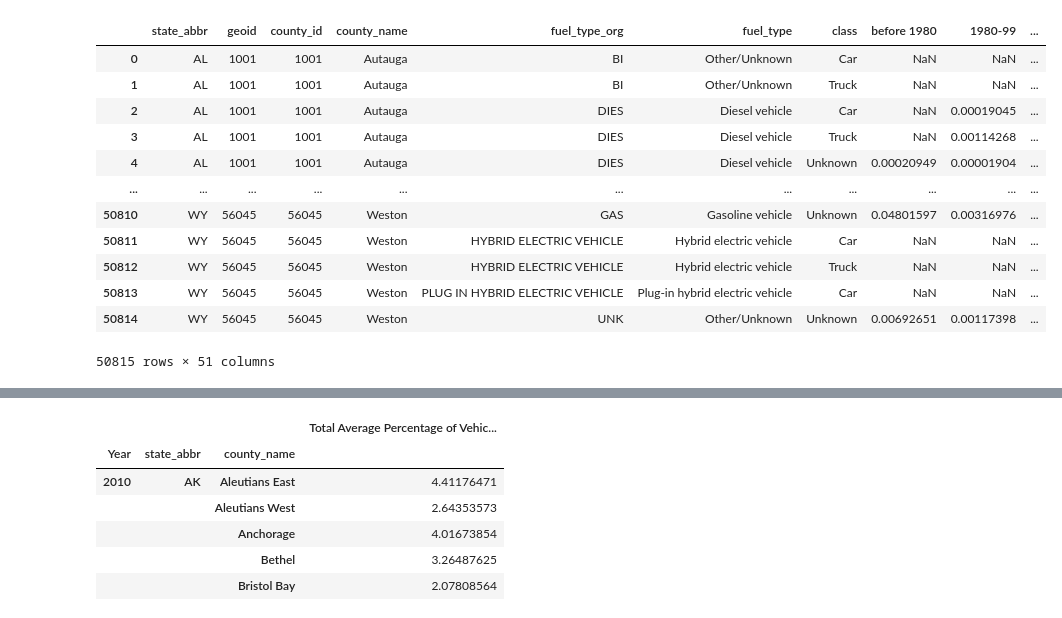
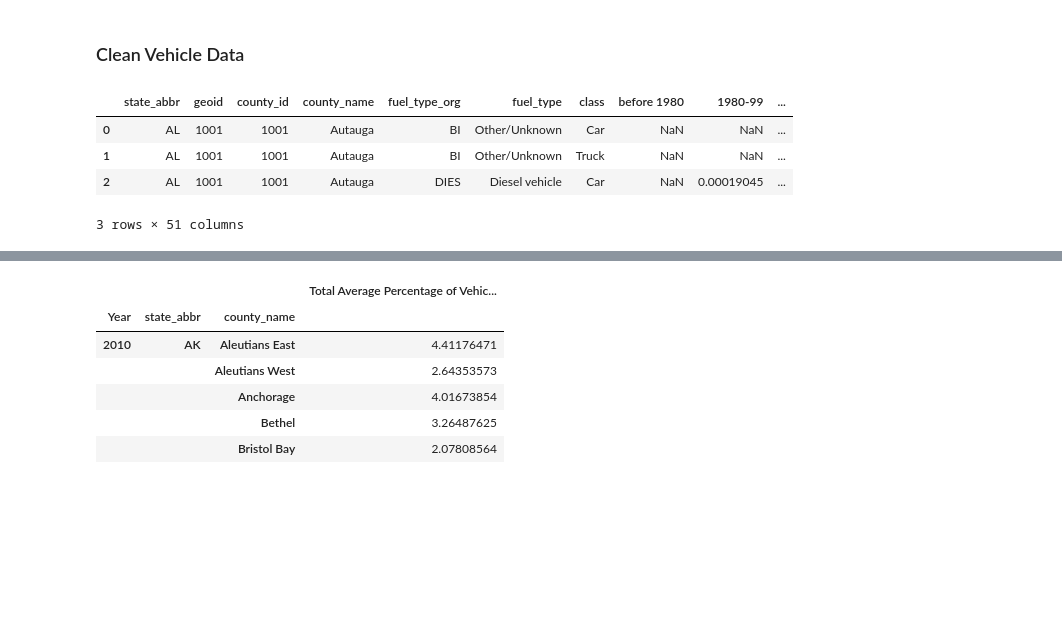
Before and after one commit to monal20/Neueda2023, a Jupyter notebook: Analysis.ipynb, the cells around one changed output, grey strips where cells are left out. Cells and saved outputs as stored; diff of their text form; code cells hidden in the pictures; blank space fills up the shorter version.

Commit message:
Cleaned up notebook and added analysis

```diff
--- a/Analysis.ipynb
+++ b/Analysis.ipynb
@@ -23,18 +53,12 @@ Requirement already satisfied: pyxlsb in /Users/fannyli/opt/anaconda3/lib/python
+# %% [markdown]
+### Clean Vehicle Data
 # %%
 df_ev = pd.read_excel("./Datasets/vehicle.xlsb", sheet_name="County", engine="pyxlsb", header=1)
-df_ev
+df_ev.head(3)
 # %% [output]
 |  | state_abbr | geoid | county_id | county_name | fuel_type_org | fuel_type | class | before 1980 | 1980-99 | ... |
 | 0 | AL | 1001 | 1001 | Autauga | BI | Other/Unknown | Car | NaN | NaN | ... |
 | 1 | AL | 1001 | 1001 | Autauga | BI | Other/Unknown | Truck | NaN | NaN | ... |
 | 2 | AL | 1001 | 1001 | Autauga | DIES | Diesel vehicle | Car | NaN | 0.00019045 | ... |
-| 3 | AL | 1001 | 1001 | Autauga | DIES | Diesel vehicle | Truck | NaN | 0.00114268 | ... |
-| 4 | AL | 1001 | 1001 | Autauga | DIES | Diesel vehicle | Unknown | 0.00020949 | 0.00001904 | ... |
-| ... | ... | ... | ... | ... | ... | ... | ... | ... | ... | ... |
-| 50810 | WY | 56045 | 56045 | Weston | GAS | Gasoline vehicle | Unknown | 0.04801597 | 0.00316976 | ... |
-| 50811 | WY | 56045 | 56045 | Weston | HYBRID ELECTRIC VEHICLE | Hybrid electric vehicle | Car | NaN | NaN | ... |
-| 50812 | WY | 56045 | 56045 | Weston | HYBRID ELECTRIC VEHICLE | Hybrid electric vehicle | Truck | NaN | NaN | ... |
-| 50813 | WY | 56045 | 56045 | Weston | PLUG IN HYBRID ELECTRIC VEHICLE | Plug-in hybrid electric vehicle | Car | NaN | NaN | ... |
-| 50814 | WY | 56045 | 56045 | Weston | UNK | Other/Unknown | Unknown | 0.00692651 | 0.00117398 | ... |
-50815 rows × 51 columns
+3 rows × 51 columns
 # %%
```
Also changed, not shown: parts of 36 cells of this notebook, 1 other file.
